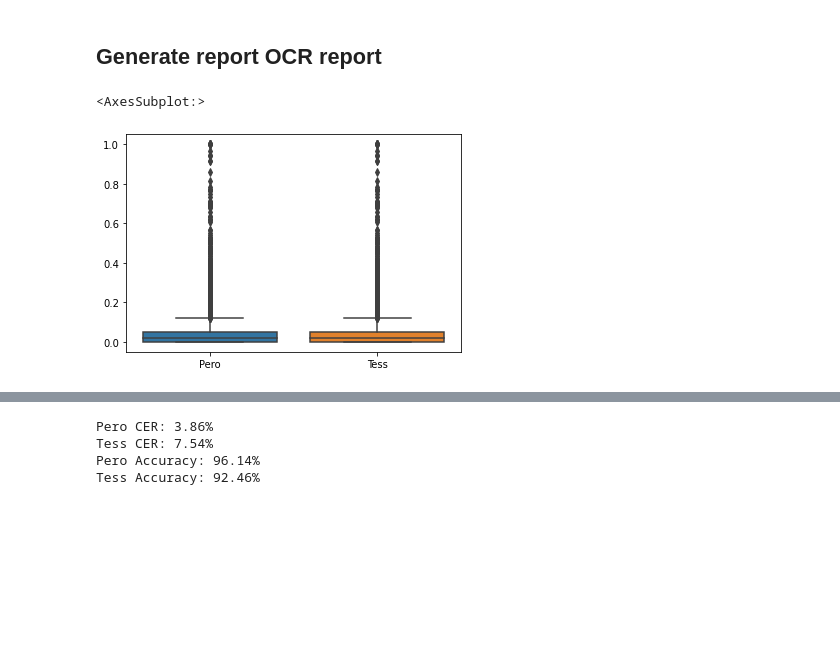
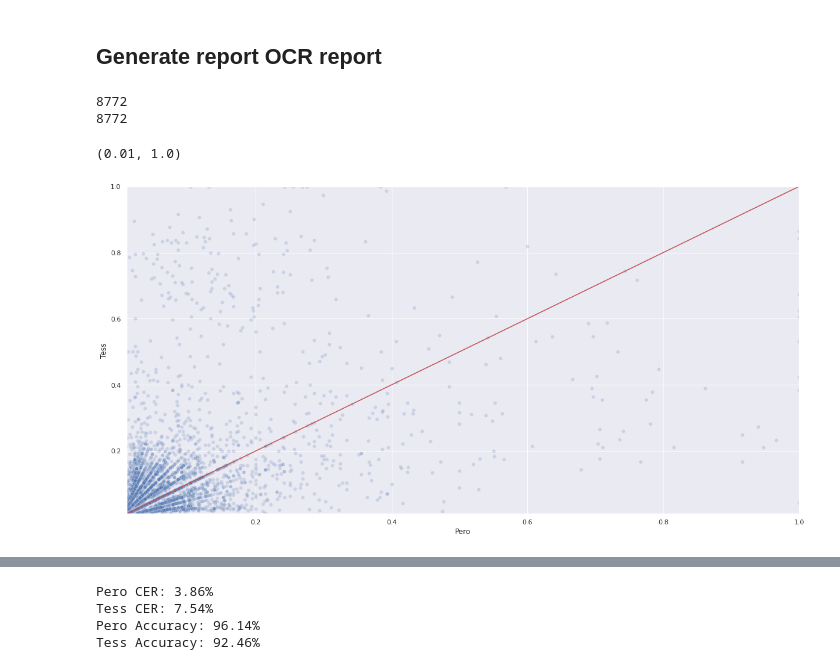
Before and after one commit to soduco/paper-ner-bench-das22, a Jupyter notebook: src/ocr/80-prepare_dataset_ocr_text_files.ipynb, the cells around one changed output, grey strips where cells are left out. Cells and saved outputs as stored; diff of their text form; code cells hidden in the pictures; blank space fills up the shorter version.

Commit message:
Prepare OCR Eval figures.

```diff
--- a/src/ocr/80-prepare_dataset_ocr_text_files.ipynb
+++ b/src/ocr/80-prepare_dataset_ocr_text_files.ipynb
@@ -55,6 +54,7 @@ with open(tess_path) as f:
 
 uid = lambda x: (x["book"], x["page"], x["id"])
 ref = { uid(x) : x["text_ocr"] for x in reference }
+boxes = { uid(x) : tuple(int(r) for r in x["box"]) for x in reference }
 pero = { uid(x) : x["text_ocr"] for x in pero }
 tess = { uid(x) : x["text_ocr"] for x in tess }
 all_keys = set(ref.keys()) | set(pero.keys()) | set(tess.keys())
@@ -62,26 +62,50 @@ all_keys = set(ref.keys()) | set(pero.keys()) | set(tess.keys())
 pero_scores = { k : OCRMetrics.align(ref[k], pero[k]) for k in all_keys }
 tess_scores = { k : OCRMetrics.align(ref[k], tess[k]) for k in all_keys }
 
-def make_df(scores):
+def make_df(scores, index):
     stats = { k : r.stats for k,r in scores.items() }
-    data = [ (k[0], k[1], k[2], s.errors, s.reference_length, s.length) for k, s in stats.items() ]
-    df = pd.DataFrame.from_records(data, columns=["Book", "Page", "Id", "Errors", "RefLength", "Length"])
+    data = [ (k[0], k[1], k[2], s.errors, s.reference_length, s.length, index[k]) for k, s in stats.items() ]
+    df = pd.DataFrame.from_records(data, columns=["Book", "Page", "Id", "Errors", "RefLength", "Length", "TextPred"] )
     df = df.set_index(["Book", "Page", "Id"])
     return df
 
-pero_df = make_df(pero_scores)
-tess_df = make_df(tess_scores)
+pero_df = make_df(pero_scores, pero)
+tess_df = make_df(tess_scores, tess)
 #all_df = pd.merge(pero_df, tess_df, suffixes=["_pero", "_tess"], how="inner", on=["Book", "Page", "Id"])
-# %%
-import seaborn as sns
-
-CER_pero = pero_df["Errors"] / pero_df["RefLength"]
-CERnorm_pero = pero_df["Errors"] / pero_df["Length"]
-CER_tess = pero_df["Errors"] / pero_df["RefLength"]
-CERnorm_tess = pero_df["Errors"] / pero_df["Length"]
-
-errors = pd.DataFrame( { "Pero": CERnorm_pero, "Tess" : CERnorm_tess })
-sns.boxplot(data = errors)
-# %% [output]
-<AxesSubplot:>
-[figure, removed]
+# %%
+all_ids = [ uid(x) for x in reference ]
+print(len(set(all_ids)))
+print(len(all_ids))
+# %% [output]
+8772
+8772
+# %%
+import seaborn as sns
+import matplotlib.lines as lines
+import matplotlib.pyplot as plt
+sns.set_theme()
+
+CER_pero = pero_df["Errors"] / pero_df["RefLength"]
+CERnorm_pero = pero_df["Errors"] / pero_df["Length"]
+CER_tess = tess_df["Errors"] / tess_df["RefLength"]
+CERnorm_tess = tess_df["Errors"] / tess_df["Length"]
+
+
+uniq_df = pd.DataFrame( data = [ (k[0], k[1], k[2], ref[k], boxes[k]) for k in all_keys ], columns=["Book", "Page", "Id", "TextRef", "Boxes"])
+uniq_df = uniq_df.set_index(["Book", "Page", "Id"])
+
+errors = pd.DataFrame( { "Pero": CER_pero, "Tess" : CER_tess , "PeroPred" : pero_df["TextPred"], "TessPred" : tess_df["TextPred"]})
+errors = pd.concat([errors, uniq_df], axis=1, join='inner')
+
+fig, ax = plt.subplots(figsize=(20,10))
+fig = sns.scatterplot(data = errors, x = "Pero", y = "Tess", ax=ax, alpha=0.2)
+fig.add_artist(lines.Line2D([0, 1], [0, 1], color='r'))
+#fig.set_xscale("log")
+#fig.set_yscale("log")
+fig.set_xlim(0.01, 1)
+fig.set_ylim(0.01, 1)
+
+#errors
+# %% [output]
+(0.01, 1.0)
+[figure, added]
```
Also changed, not shown: parts of 5 cells of this notebook.
